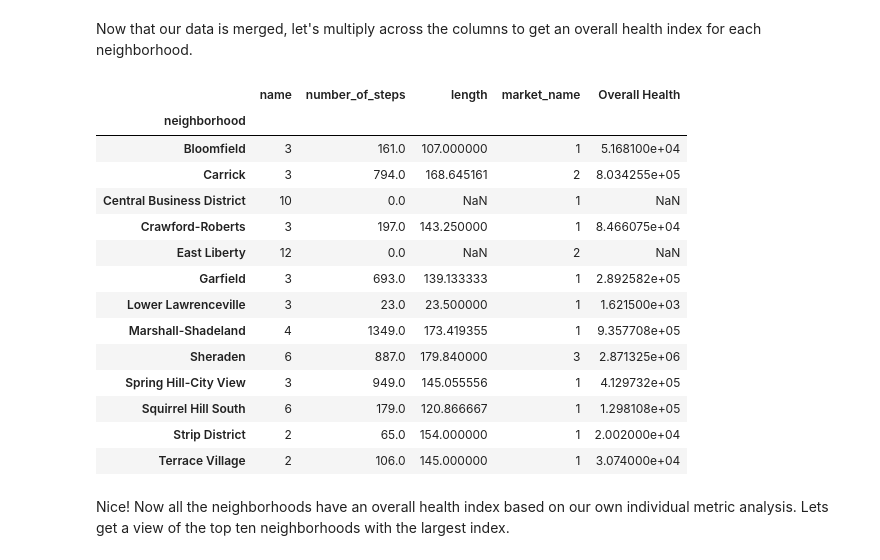
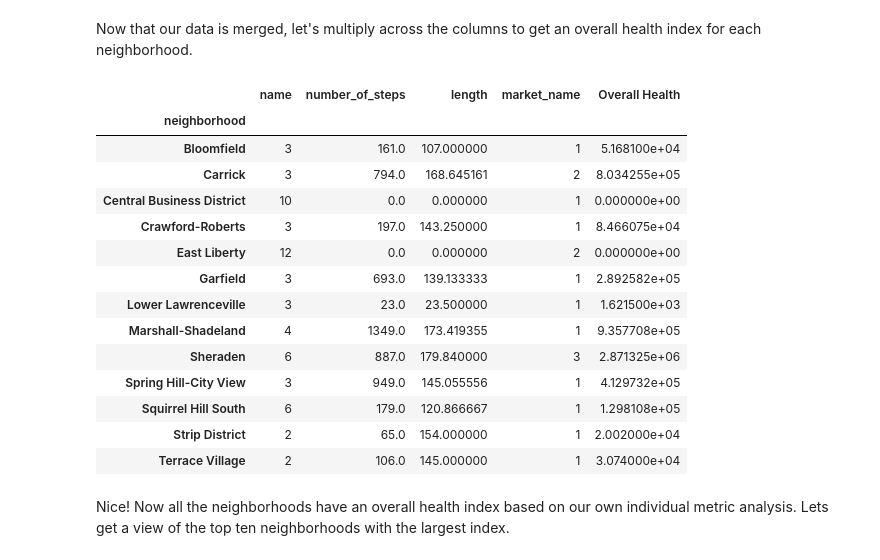
Before and after one commit to ljablunovsky/Spring-2022-CMPINF-0010-Final-Project-Notebook-, a Jupyter notebook: Combined-Final-Notebook.ipynb, the cells around one changed output. Saved outputs shown, nothing was run; the diff lists cells and outputs as text; code cells hidden in the pictures.

```diff
--- a/Combined-Final-Notebook.ipynb
+++ b/Combined-Final-Notebook.ipynb
@@ -480,18 +480,18 @@ Now that our data is merged, let's multiply across the columns to get an overall
 # %%
 
 Merged['Overall Health'] =  Merged['name'] * Merged['number_of_steps']  * Merged['length'] * Merged['market_name']
 
 #total_health
 #total_health = pd.DataFrame(total_health,columns=['Overall Health Level'])
-Merged
+Merged.fillna(0)
 # %% [output]
 |  | name | number_of_steps | length | market_name | Overall Health |
 | neighborhood |  |  |  |  |  |
 | Bloomfield | 3 | 161.0 | 107.000000 | 1 | 5.168100e+04 |
 | Carrick | 3 | 794.0 | 168.645161 | 2 | 8.034255e+05 |
-| Central Business District | 10 | 0.0 | NaN | 1 | NaN |
+| Central Business District | 10 | 0.0 | 0.000000 | 1 | 0.000000e+00 |
 | Crawford-Roberts | 3 | 197.0 | 143.250000 | 1 | 8.466075e+04 |
-| East Liberty | 12 | 0.0 | NaN | 2 | NaN |
+| East Liberty | 12 | 0.0 | 0.000000 | 2 | 0.000000e+00 |
 | Garfield | 3 | 693.0 | 139.133333 | 1 | 2.892582e+05 |
 | Lower Lawrenceville | 3 | 23.0 | 23.500000 | 1 | 1.621500e+03 |
 | Marshall-Shadeland | 4 | 1349.0 | 173.419355 | 1 | 9.357708e+05 |
```
